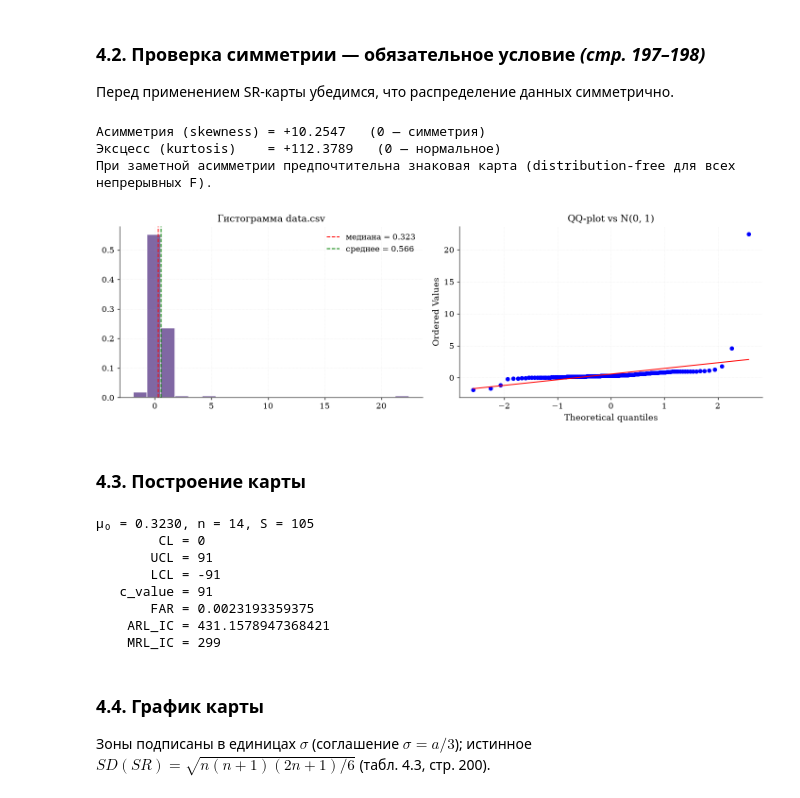
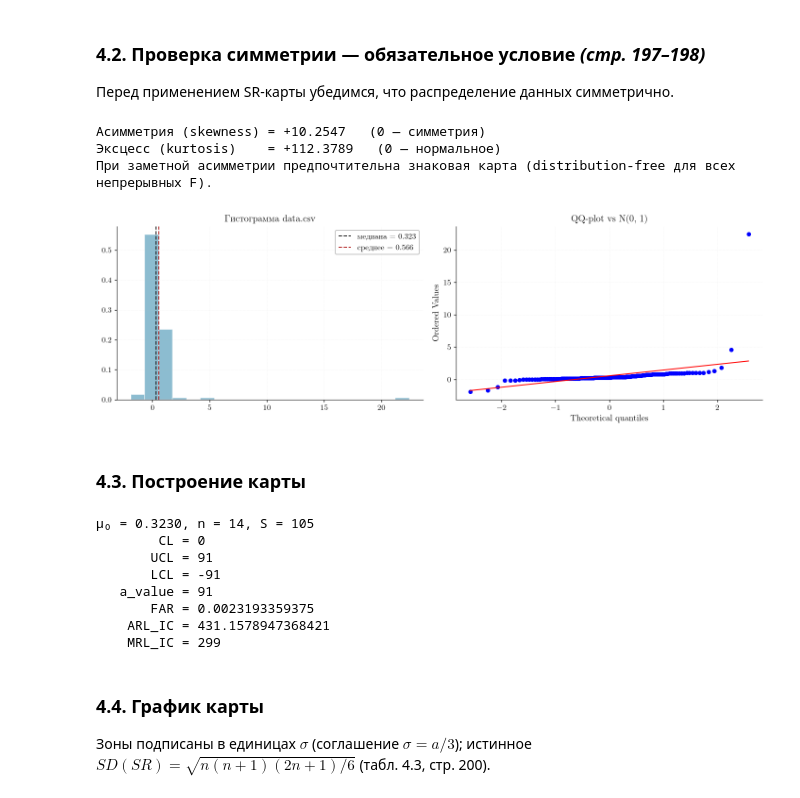
Before and after one commit to nebolsinvasili/nonparametric-charts, a Jupyter notebook: notebooks/signed_rank_chart_analysis.ipynb, the cells around one changed output. Cells and saved outputs as stored; diff of their text form; code cells hidden in the pictures.

```diff
--- a/notebooks/signed_rank_chart_analysis.ipynb
+++ b/notebooks/signed_rank_chart_analysis.ipynb
@@ -246,47 +249,47 @@ DataPreprocessor(n_subgroups=10, sample_size=14, n_columns=14)
 # %%
 vals = data.values.flatten()
 vals = vals[~np.isnan(vals)]
 skew = stats.skew(vals)
 kurt = stats.kurtosis(vals)
 print(f'Асимметрия (skewness) = {skew:+.4f}   (0 — симметрия)')
 print(f'Эксцесс (kurtosis)    = {kurt:+.4f}   (0 — нормальное)')
 print('При заметной асимметрии предпочтительна знаковая карта (distribution-free '
       'для всех непрерывных F).')
 
 fig, axes = plt.subplots(1, 2, figsize=(12, 4))
-axes[0].hist(vals, bins=20, color='#6A4C93', alpha=.85, edgecolor='white', density=True)
-axes[0].axvline(np.median(vals), color='red', ls='--',
+axes[0].hist(vals, bins=20, color=ACCENT, alpha=.55, edgecolor='white', density=True)
+axes[0].axvline(np.median(vals), color=INK, ls='--',
                 label=f'медиана = {np.median(vals):.3f}')
-axes[0].axvline(np.mean(vals), color='green', ls='--',
+axes[0].axvline(np.mean(vals), color=ALERT, ls='--',
                 label=f'среднее = {np.mean(vals):.3f}')
 axes[0].set_title('Гистограмма data.csv')
 axes[0].legend()
 stats.probplot(vals, dist='norm', plot=axes[1])
 axes[1].set_title('QQ-plot vs N(0, 1)')
 for ax in axes:
-    ax.grid(alpha=.25)
+    ax.grid(alpha=.25, linestyle=':')
 plt.tight_layout()
 plt.show()
 # %% [output]
 Асимметрия (skewness) = +10.2547   (0 — симметрия)
 Эксцесс (kurtosis)    = +112.3789   (0 — нормальное)
 При заметной асимметрии предпочтительна знаковая карта (distribution-free для всех непрерывных F).
-[figure, old version]
+[figure, new version]
 # %% [markdown]
 ### 4.3. Построение карты
 # %%
-chart = SignedRankChart(data, sample_size=n, approach='conservative', far0=0.0027)
+chart = SignedRankChart(data, sample_size=n, approach='exact', far0=0.0027)
 limits = chart.calculate_limits()
 
 print(f'μ₀ = {chart.target_value:.4f}, n = {n}, S = {limits["SR_max"]}')
-for key in ['CL', 'UCL', 'LCL', 'c_value', 'FAR', 'ARL_IC', 'MRL_IC']:
+for key in ['CL', 'UCL', 'LCL', 'a_value', 'FAR', 'ARL_IC', 'MRL_IC']:
     print(f'  {key:>8} = {limits[key]}')
 # %% [output]
 μ₀ = 0.3230, n = 14, S = 105
         CL = 0
        UCL = 91
        LCL = -91
-   c_value = 91
+   a_value = 91
        FAR = 0.0023193359375
     ARL_IC = 431.1578947368421
     MRL_IC = 299
```
Also changed, not shown: parts of 11 cells of this notebook, 13 other files.
